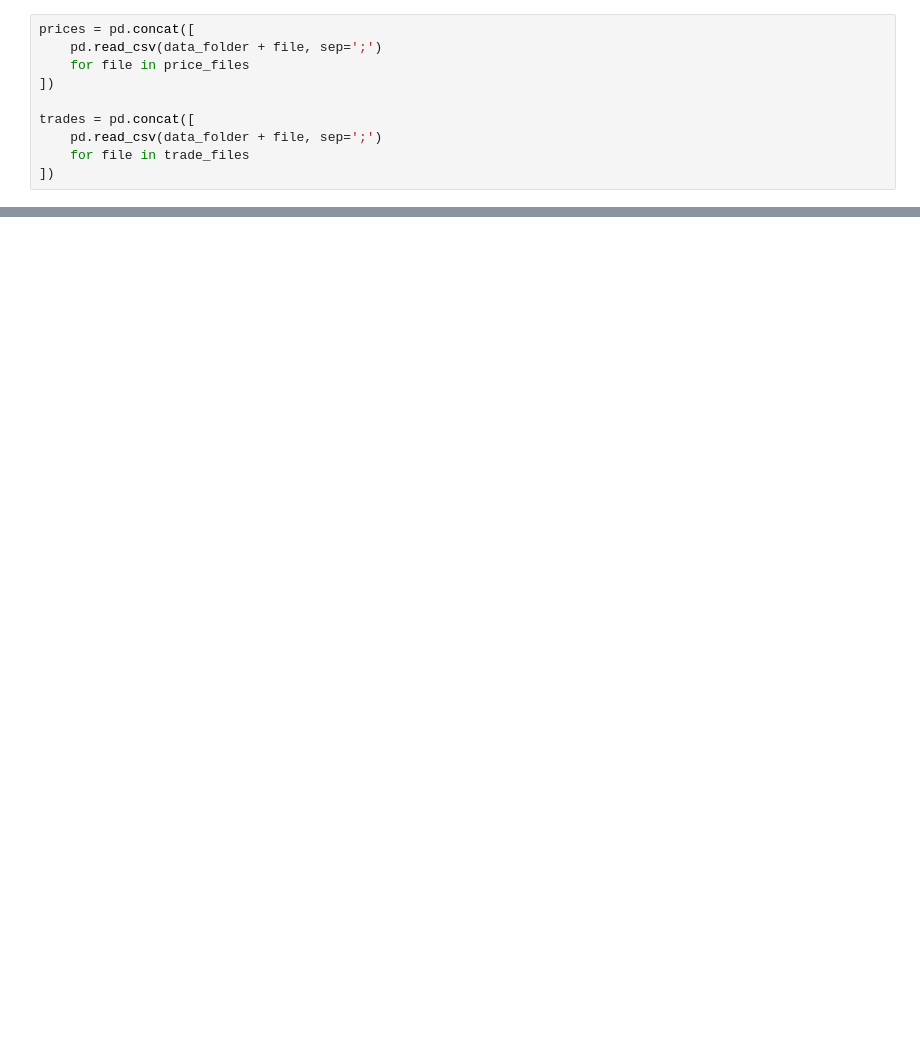
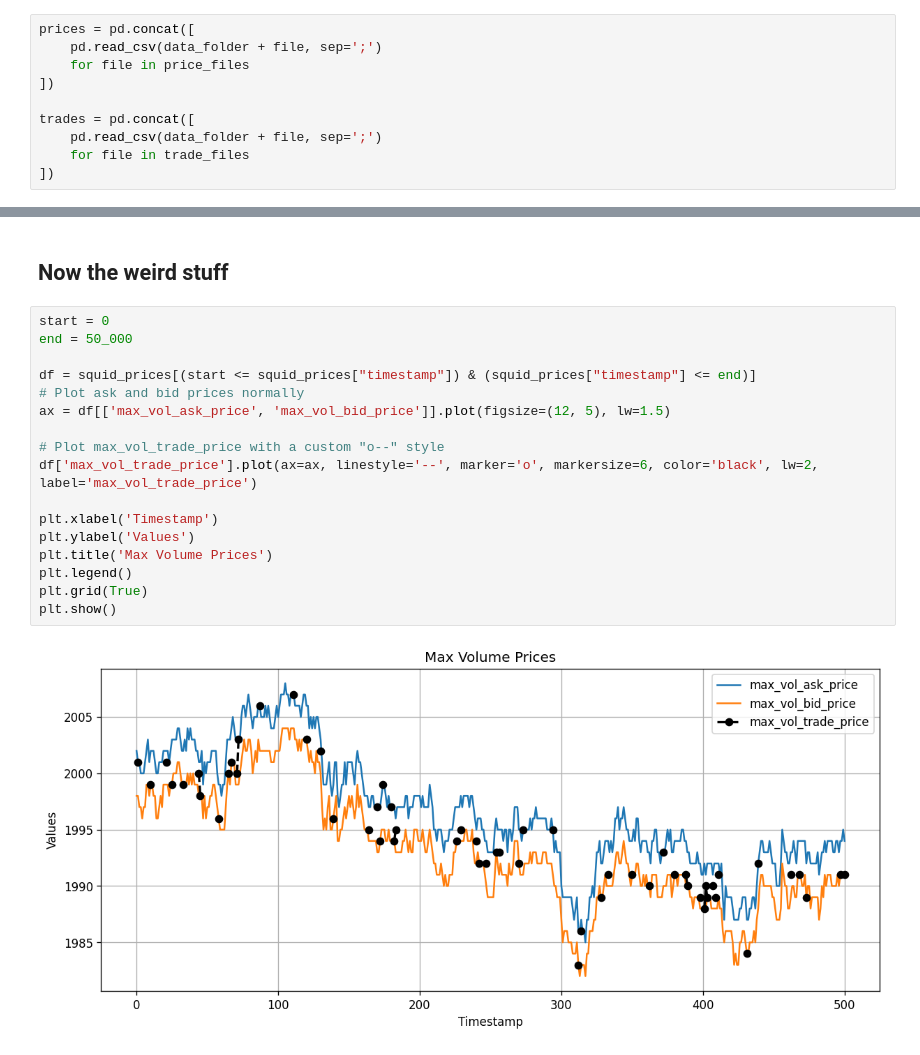
Before and after one commit to absurdusername/imc-prosperity-3, a Jupyter notebook: round1/squid_analysis.ipynb, the cells around one changed output, grey strips where cells are left out. Drawn from its saved outputs; the diff is of its cells as text; blank space fills up the shorter version.

```diff
--- a/round1/squid_analysis.ipynb
+++ b/round1/squid_analysis.ipynb
@@ -232,0 +212,21 @@ Number of observations: 2155
+# %% [markdown]
+## Now the weird stuff
+# %%
+start = 0
+end = 50_000
+
+df = squid_prices[(start <= squid_prices["timestamp"]) & (squid_prices["timestamp"] <= end)]
+# Plot ask and bid prices normally
+ax = df[['max_vol_ask_price', 'max_vol_bid_price']].plot(figsize=(12, 5), lw=1.5)
+
+# Plot max_vol_trade_price with a custom "o--" style
+df['max_vol_trade_price'].plot(ax=ax, linestyle='--', marker='o', markersize=6, color='black', lw=2, label='max_vol_trade_price')
+
+plt.xlabel('Timestamp')
+plt.ylabel('Values')
+plt.title('Max Volume Prices')
+plt.legend()
+plt.grid(True)
+plt.show()
+# %% [output]
+[figure, added]
```
Also changed, not shown: parts of 31 cells of this notebook, 10 other files.
